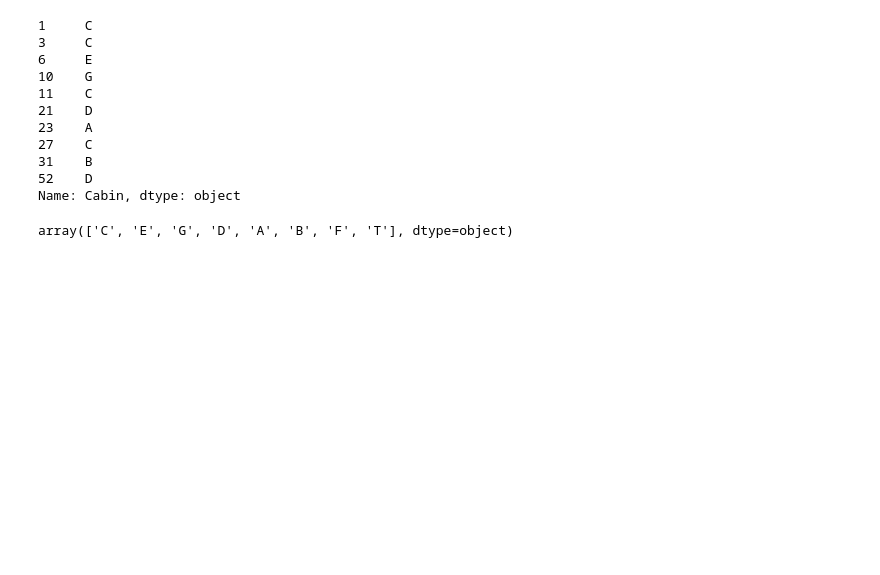
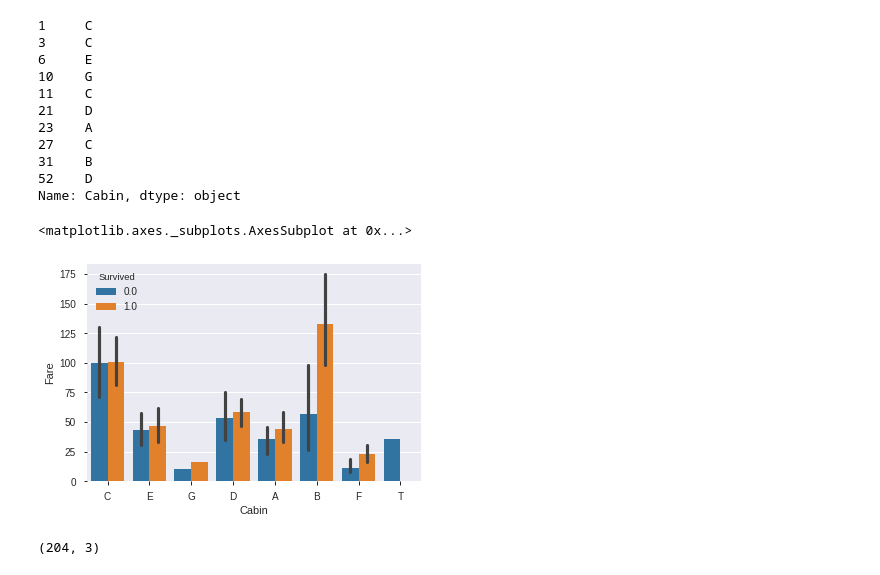
Before and after one commit to noushadkhan01/Data-Science-Projects, a Jupyter notebook: Titanic_machine_learning_from_disaster.ipynb, the cells around one changed output. Cells and saved outputs as stored; diff of their text form; code cells hidden in the pictures; blank space fills up the shorter version.

```diff
--- a/Titanic_machine_learning_from_disaster.ipynb
+++ b/Titanic_machine_learning_from_disaster.ipynb
@@ -220,3 +234,8 @@ array([nan, 'C85', 'C123', 'E46', 'G6', 'C103', 'D56', 'A6',
 combined.Embarked.unique()
 # %% [output]
 array(['S', 'C', 'Q', nan], dtype=object)
+# %%
+combined2 = combined[['Fare', 'Cabin', 'Survived']]
+# %%
+combined2 = combined2.dropna()
+combined2.shape
@@ -223,6 +244,6 @@ array(['S', 'C', 'Q', nan], dtype=object)
 # %%
- cabin = combined.Cabin.dropna().apply(lambda x: x[0])
- cabin[:10]
+combined2['Cabin'] = combined2.Cabin.apply(lambda x: x[0])
+combined2.Cabin[:10]
 # %% [output]
 1     C
 3     C
@@ -235,7 +256,3 @@ array(['S', 'C', 'Q', nan], dtype=object)
 31    B
 52    D
 Name: Cabin, dtype: object
-# %%
-cabin.unique()
-# %% [output]
-array(['C', 'E', 'G', 'D', 'A', 'B', 'F', 'T'], dtype=object)
@@ -241,0 +261,9 @@ array(['C', 'E', 'G', 'D', 'A', 'B', 'F', 'T'], dtype=object)
+# %%
+sns.barplot(x = 'Cabin', y = 'Fare', data = combined2, hue = 'Survived')
+# %% [output]
+<matplotlib.axes._subplots.AxesSubplot at 0x...>
+[figure, added]
+# %%
+combined2.shape
+# %% [output]
+(204, 3)
```
Also changed, not shown: parts of 7 cells of this notebook.
